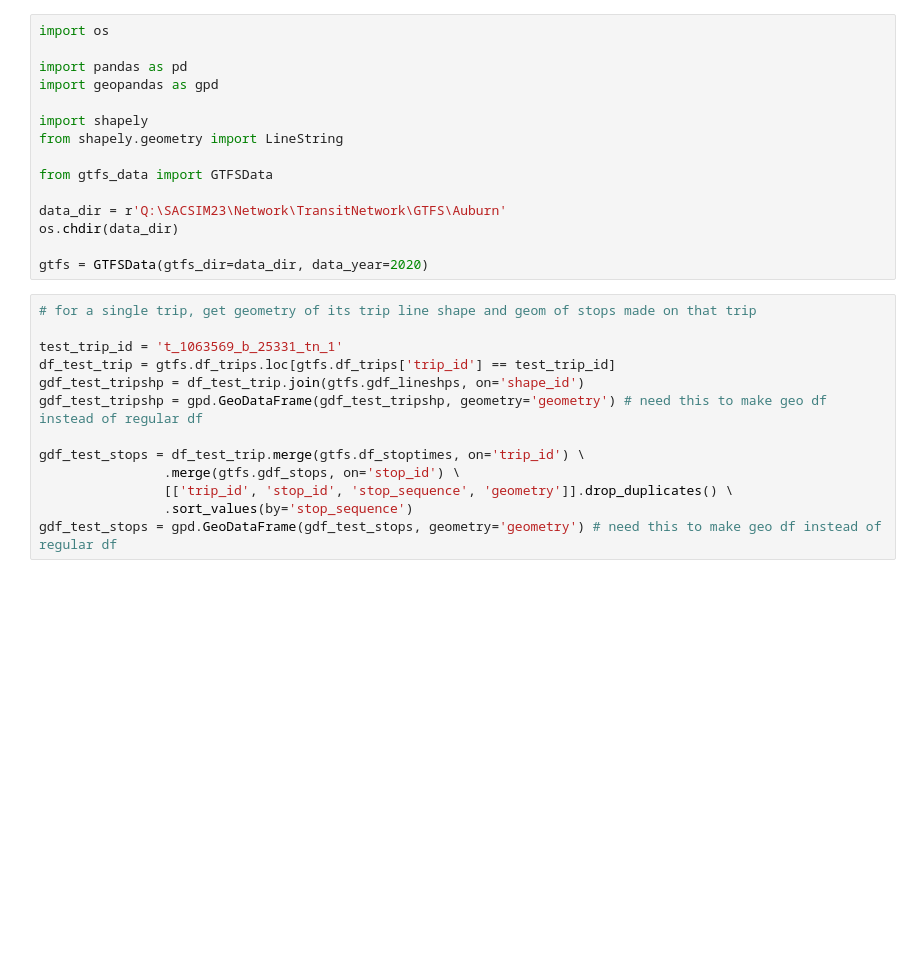
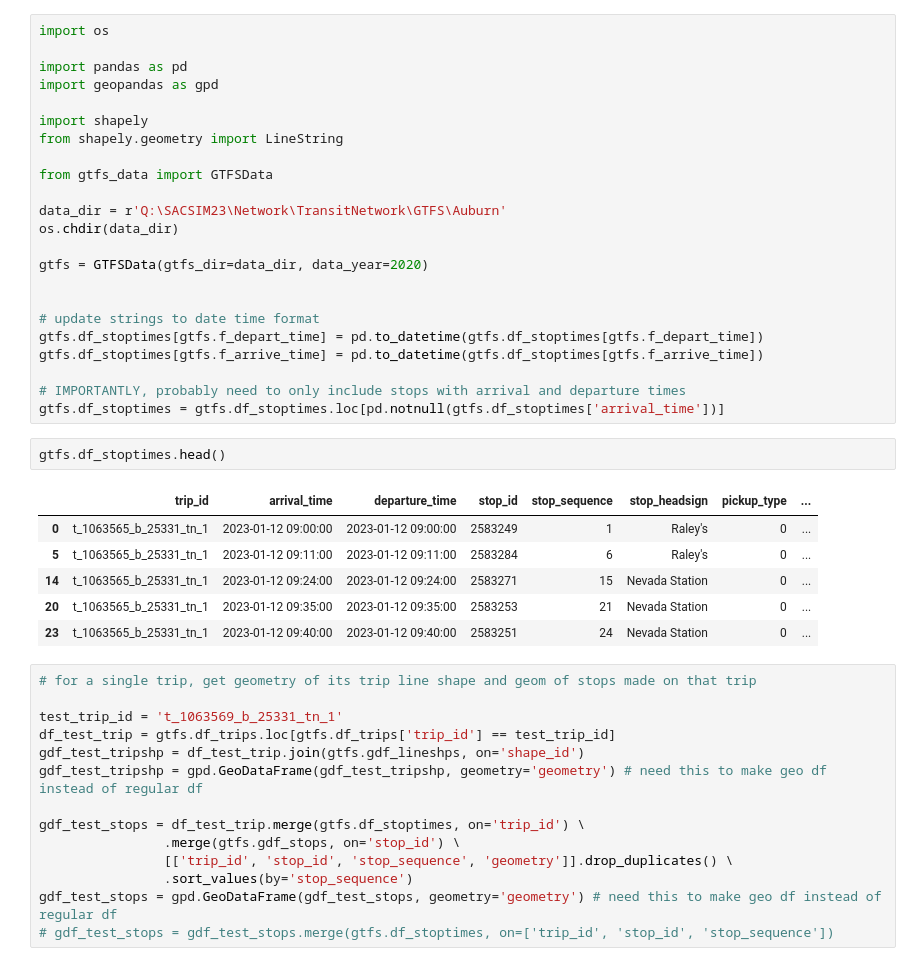
Before and after one commit to SACOG/GTFS-tools, a Jupyter notebook: gtfs-link-speeds/testing-linkspeed-fxns.ipynb, the cells around one changed output. Cells and saved outputs as stored; diff of their text form; blank space fills up the shorter version.

```diff
--- a/gtfs-link-speeds/testing-linkspeed-fxns.ipynb
+++ b/gtfs-link-speeds/testing-linkspeed-fxns.ipynb
@@ -13,6 +13,23 @@ data_dir = r'Q:\SACSIM23\Network\TransitNetwork\GTFS\Auburn'
 os.chdir(data_dir)
 
 gtfs = GTFSData(gtfs_dir=data_dir, data_year=2020)
+
+
+# update strings to date time format
+gtfs.df_stoptimes[gtfs.f_depart_time] = pd.to_datetime(gtfs.df_stoptimes[gtfs.f_depart_time])
+gtfs.df_stoptimes[gtfs.f_arrive_time] = pd.to_datetime(gtfs.df_stoptimes[gtfs.f_arrive_time])
+
+# IMPORTANTLY, probably need to only include stops with arrival and departure times
+gtfs.df_stoptimes = gtfs.df_stoptimes.loc[pd.notnull(gtfs.df_stoptimes['arrival_time'])]
+# %%
+gtfs.df_stoptimes.head()
+# %% [output]
+|  | trip_id | arrival_time | departure_time | stop_id | stop_sequence | stop_headsign | pickup_type | ... |
+| 0 | t_1063565_b_25331_tn_1 | 2023-01-12 09:00:00 | 2023-01-12 09:00:00 | 2583249 | 1 | Raley's | 0 | ... |
+| 5 | t_1063565_b_25331_tn_1 | 2023-01-12 09:11:00 | 2023-01-12 09:11:00 | 2583284 | 6 | Raley's | 0 | ... |
+| 14 | t_1063565_b_25331_tn_1 | 2023-01-12 09:24:00 | 2023-01-12 09:24:00 | 2583271 | 15 | Nevada Station | 0 | ... |
+| 20 | t_1063565_b_25331_tn_1 | 2023-01-12 09:35:00 | 2023-01-12 09:35:00 | 2583253 | 21 | Nevada Station | 0 | ... |
+| 23 | t_1063565_b_25331_tn_1 | 2023-01-12 09:40:00 | 2023-01-12 09:40:00 | 2583251 | 24 | Nevada Station | 0 | ... |
 # %%
 # for a single trip, get geometry of its trip line shape and geom of stops made on that trip
 
@@ -26,3 +43,4 @@ gdf_test_stops = df_test_trip.merge(gtfs.df_stoptimes, on='trip_id') \
                 [['trip_id', 'stop_id', 'stop_sequence', 'geometry']].drop_duplicates() \
                 .sort_values(by='stop_sequence')
 gdf_test_stops = gpd.GeoDataFrame(gdf_test_stops, geometry='geometry') # need this to make geo df instead of regular df
+# gdf_test_stops = gdf_test_stops.merge(gtfs.df_stoptimes, on=['trip_id', 'stop_id', 'stop_sequence'])
```
Also changed, not shown: parts of 7 cells of this notebook.
